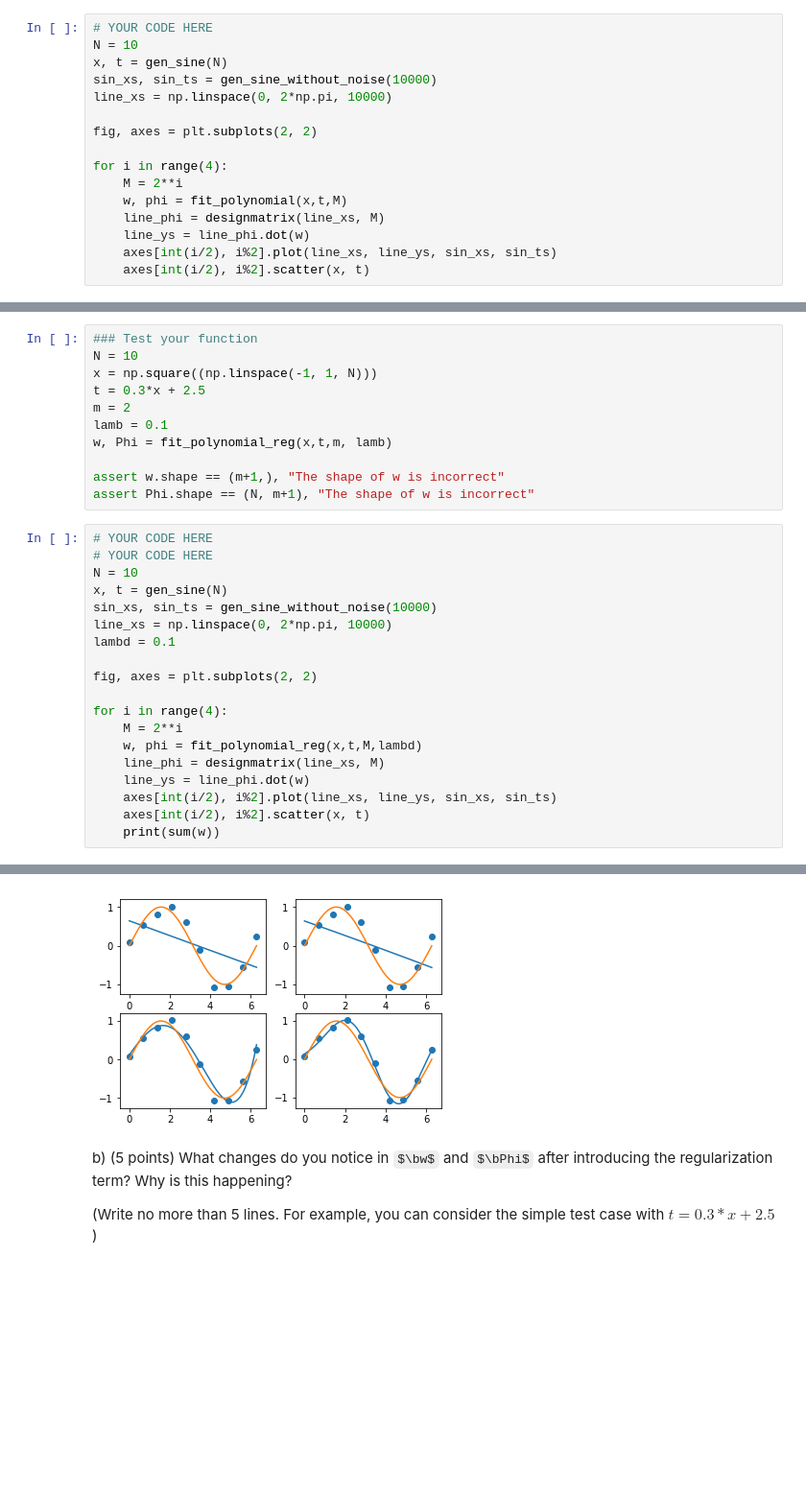
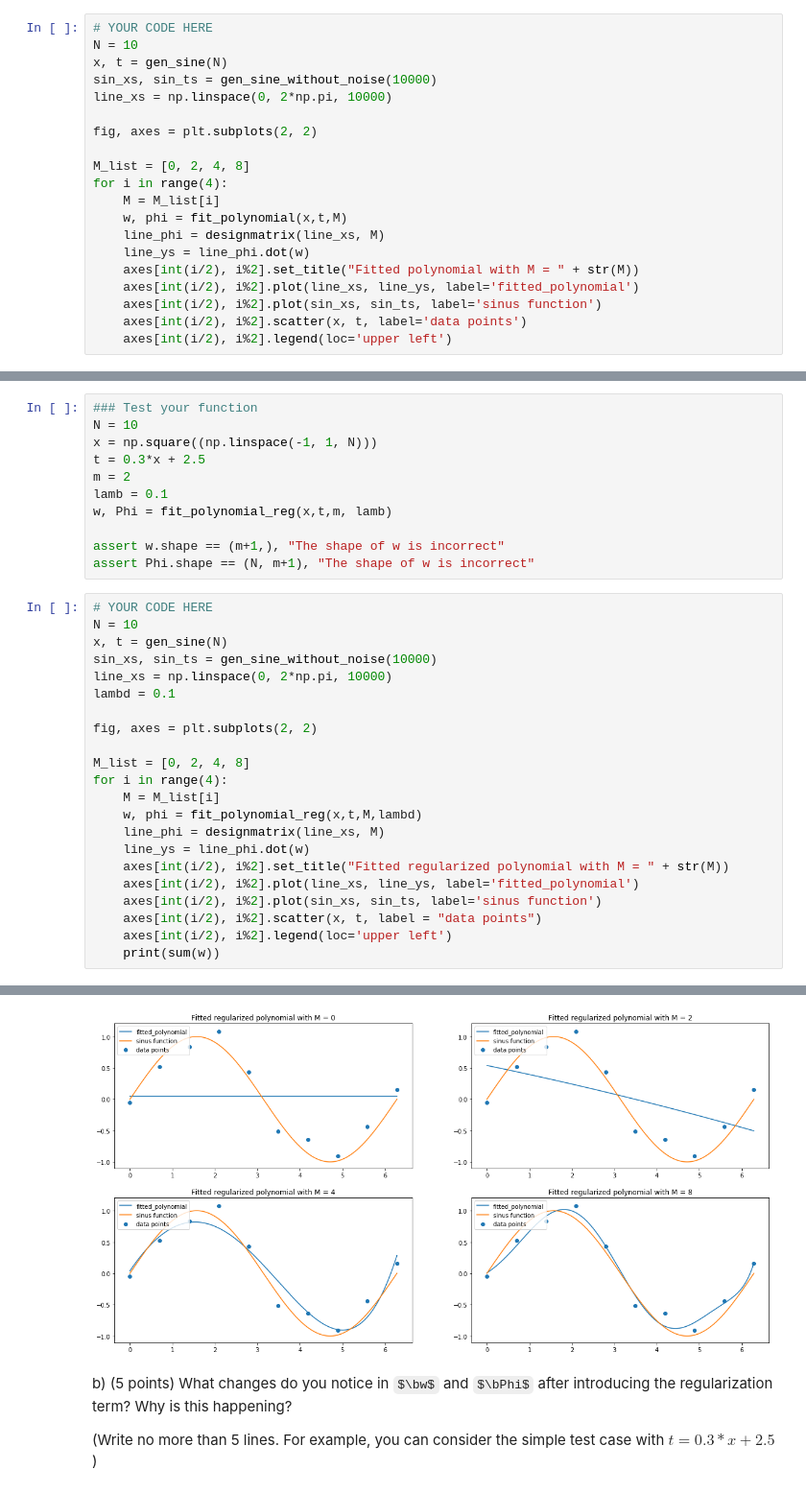
Before and after one commit to sheridavandenbent/ml1_labs, a Jupyter notebook: 10428461_12278327_lab1.ipynb, the cells around one changed output, grey strips where cells are left out. Shown: that part at 96% size. Drawn from its saved outputs; the diff is of its cells as text; some formulas as TeX source; blank space fills up the shorter version.

```diff
--- a/10428461_12278327_lab1.ipynb
+++ b/10428461_12278327_lab1.ipynb
@@ -210,11 +209,15 @@ line_xs = np.linspace(0, 2*np.pi, 10000)
 
 fig, axes = plt.subplots(2, 2)
 
+M_list = [0, 2, 4, 8]
 for i in range(4):
-    M = 2**i
+    M = M_list[i]
     w, phi = fit_polynomial(x,t,M)
     line_phi = designmatrix(line_xs, M)
     line_ys = line_phi.dot(w)
-    axes[int(i/2), i%2].plot(line_xs, line_ys, sin_xs, sin_ts)
-    axes[int(i/2), i%2].scatter(x, t)
+    axes[int(i/2), i%2].set_title("Fitted polynomial with M = " + str(M))
+    axes[int(i/2), i%2].plot(line_xs, line_ys, label='fitted_polynomial')
+    axes[int(i/2), i%2].plot(sin_xs, sin_ts, label='sinus function')
+    axes[int(i/2), i%2].scatter(x, t, label='data points')
+    axes[int(i/2), i%2].legend(loc='upper left')
 # %% [output]
@@ -247,7 +250,6 @@ w, Phi = fit_polynomial_reg(x,t,m, lamb)
 assert w.shape == (m+1,), "The shape of w is incorrect"
 assert Phi.shape == (N, m+1), "The shape of w is incorrect"
 # %%
-# YOUR CODE HERE
 # YOUR CODE HERE
 N = 10
 x, t = gen_sine(N)
@@ -257,12 +259,16 @@ lambd = 0.1
 
 fig, axes = plt.subplots(2, 2)
 
+M_list = [0, 2, 4, 8]
 for i in range(4):
-    M = 2**i
+    M = M_list[i]
     w, phi = fit_polynomial_reg(x,t,M,lambd)
     line_phi = designmatrix(line_xs, M)
     line_ys = line_phi.dot(w)
-    axes[int(i/2), i%2].plot(line_xs, line_ys, sin_xs, sin_ts)
-    axes[int(i/2), i%2].scatter(x, t)
+    axes[int(i/2), i%2].set_title("Fitted regularized polynomial with M = " + str(M))
+    axes[int(i/2), i%2].plot(line_xs, line_ys, label='fitted_polynomial')
+    axes[int(i/2), i%2].plot(sin_xs, sin_ts, label='sinus function')
+    axes[int(i/2), i%2].scatter(x, t, label = "data points")
+    axes[int(i/2), i%2].legend(loc='upper left')
     print(sum(w))
 # %% [output]
@@ -273,4 +279,4 @@ for i in range(4):
-[figure, old version]
+[figure, new version]
 # %% [markdown]
 b) (5 points) What changes do you notice in $\bw$ and $\bPhi$ after introducing the regularization term? Why is this happening?
 
```
Also changed, not shown: parts of 9 cells of this notebook.
